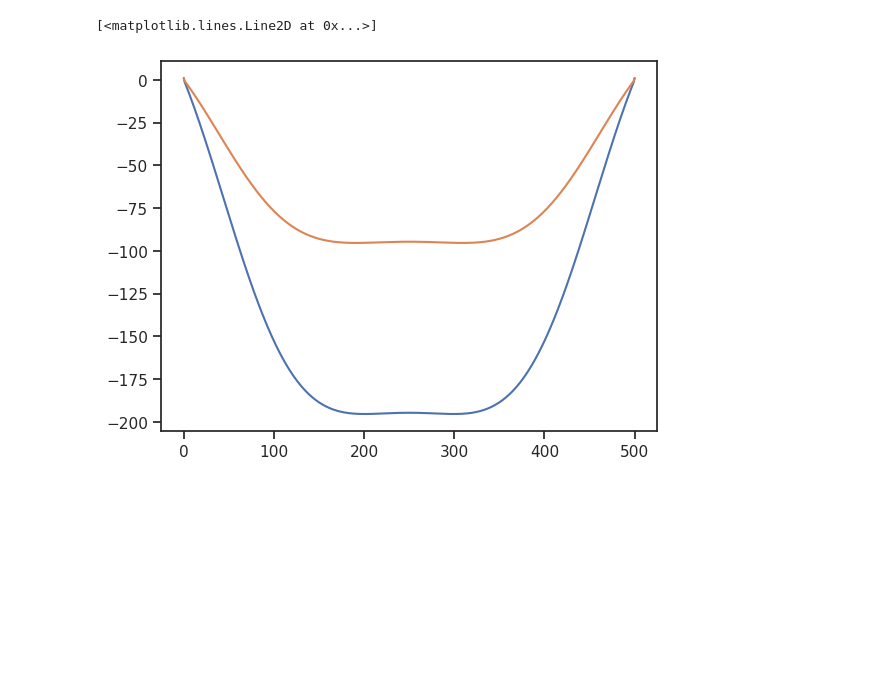
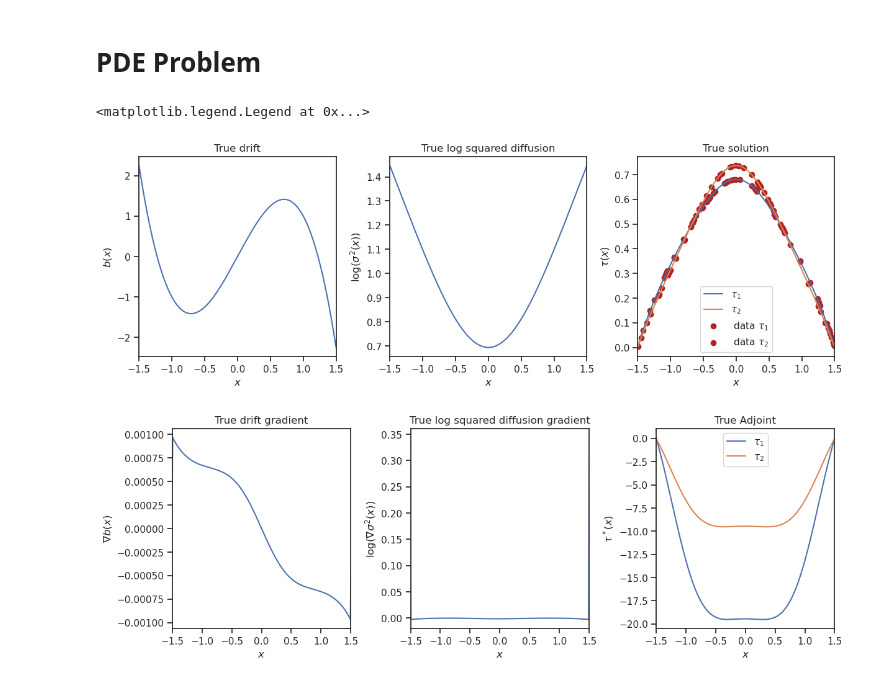
Before and after one commit to maximilian-kruse/SPIN, a Jupyter notebook: examples/1D_drift_diffusion_mfpt_moments.ipynb, the cells around one changed output. Drawn from its saved outputs; the diff is of its cells as text; code cells hidden in the pictures; blank space fills up the shorter version.

```diff
--- a/examples/1D_drift_diffusion_mfpt_moments.ipynb
+++ b/examples/1D_drift_diffusion_mfpt_moments.ipynb
@@ -10,6 +12,8 @@ from spin.fenics import converter
 from spin.hippylib import hessian, laplace, misfit, optimization, prior
 
 sns.set_theme(style="ticks")
+# %% [markdown]
+# PDE Problem
 # %%
 mesh = dl.IntervalMesh(500, -1.5, 1.5)
 problem_settings = problem.SPINProblemSettings(
@@ -45,30 +60,51 @@ true_adjoint = spin_problem.solve_adjoint(true_solution, true_parameter, right_h
-# %%
-plt.plot(true_adjoint[0, :])
-plt.plot(true_adjoint[1, :])
-# %% [output]
-[<matplotlib.lines.Line2D at 0x...>]
-[figure, removed]
 # %%
 _, axs = plt.subplots(nrows=1, ncols=3, figsize=(12, 4), layout="constrained")
 axs[0].plot(parameter_coordinates, true_parameter[0, :])
 axs[0].set_xlim(-1.5, 1.5)
 axs[0].set_title("True drift")
 axs[0].set_xlabel(r"$x$")
 axs[0].set_ylabel(r"$b(x)$")
 axs[1].plot(parameter_coordinates, true_parameter[1, :])
 axs[1].set_xlim(-1.5, 1.5)
 axs[1].set_title("True log squared diffusion")
 axs[1].set_xlabel(r"$x$")
 axs[1].set_ylabel(r"$\log(\sigma^2(x))$")
 axs[2].plot(solution_coordinates, true_solution[0, :], label=r"$\tau_1$")
 axs[2].plot(solution_coordinates, true_solution[1, :], label=r"$\tau_2$")
-axs[2].scatter(data_locations, data_values_mfpt1, color="firebrick", label=r" data $\tau_1$")
-axs[2].scatter(data_locations, data_values_mfpt2, color="firebrick", label=r" data $\tau_2$")
+axs[2].scatter(
+    data_locations_mfpt_1, data_values_mfpt_1, color="firebrick", label=r" data $\tau_1$"
+)
+axs[2].scatter(
+    data_locations_mfpt_2, data_values_mfpt_2, color="firebrick", label=r" data $\tau_2$"
+)
 axs[2].set_xlim(-1.5, 1.5)
 axs[2].set_title("True solution")
 axs[2].set_xlabel(r"$x$")
 axs[2].set_ylabel(r"$\tau(x)$")
 axs[2].legend()
+
+_, axs = plt.subplots(nrows=1, ncols=3, figsize=(12, 4), layout="constrained")
+axs[0].plot(parameter_coordinates, true_gradient[0, :])
+axs[0].set_xlim(-1.5, 1.5)
+axs[0].set_title("True drift gradient")
+axs[0].set_xlabel(r"$x$")
+axs[0].set_ylabel(r"$\nabla b(x)$")
+axs[1].plot(parameter_coordinates, true_gradient[1, :])
+axs[1].set_xlim(-1.5, 1.5)
+axs[1].set_title("True log squared diffusion gradient")
+axs[1].set_xlabel(r"$x$")
+axs[1].set_ylabel(r"$\log(\nabla\sigma^2(x))$")
+axs[2].plot(solution_coordinates, true_adjoint[0, :], label=r"$\tau_1$")
+axs[2].plot(solution_coordinates, true_adjoint[1, :], label=r"$\tau_2$")
+axs[2].set_xlim(-1.5, 1.5)
+axs[2].set_title("True Adjoint")
+axs[2].set_xlabel(r"$x$")
+axs[2].set_ylabel(r"$\tau^*(x)$")
+axs[2].legend()
+# %% [output]
+<matplotlib.legend.Legend at 0x...>
+[figure, added]
+[figure, added]
 # %%
 prior_settings = prior.PriorSettings(
     function_space=spin_problem.function_space_parameters,
```
Also changed, not shown: parts of 14 cells of this notebook, 7 other files.
